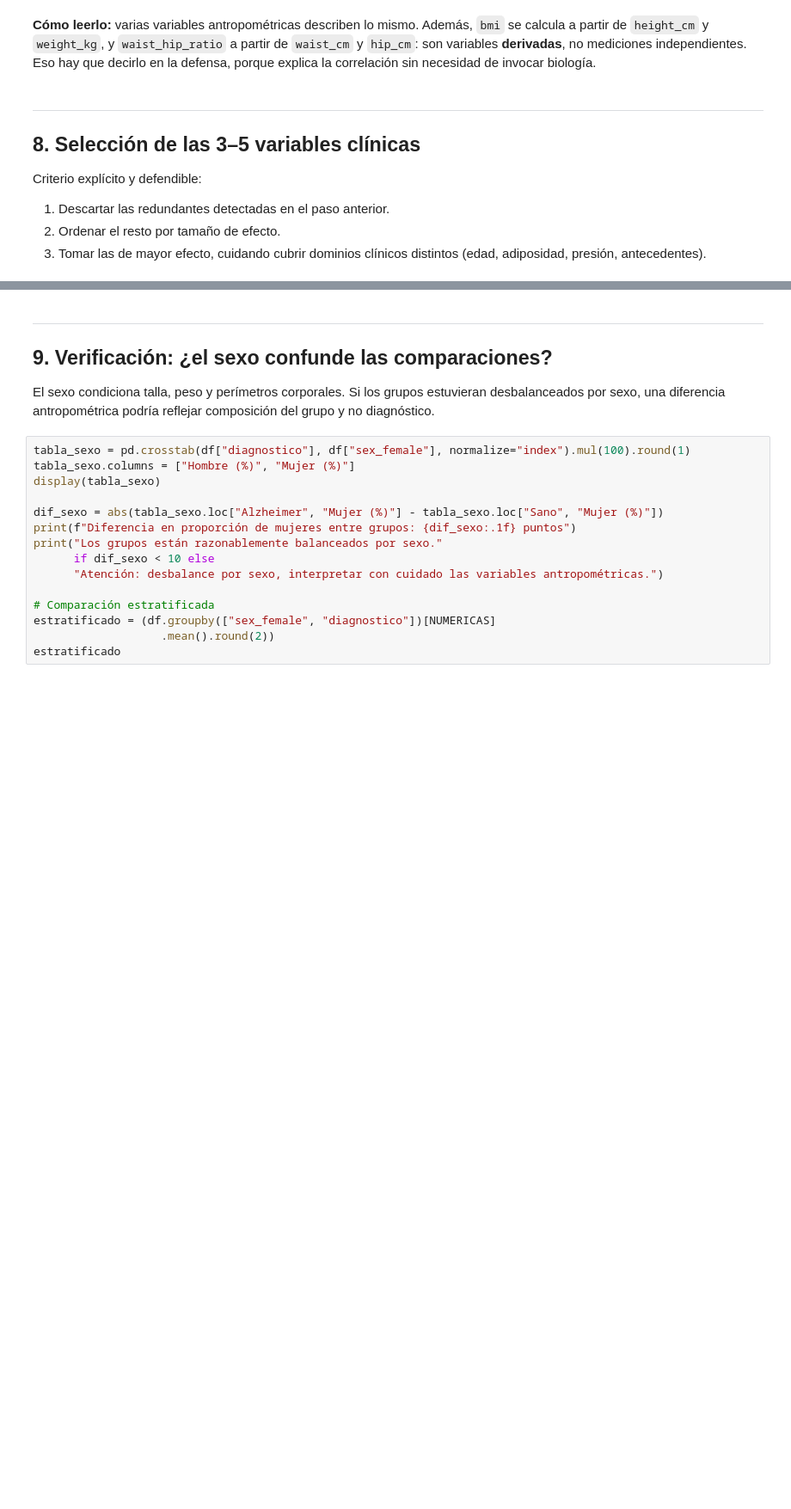
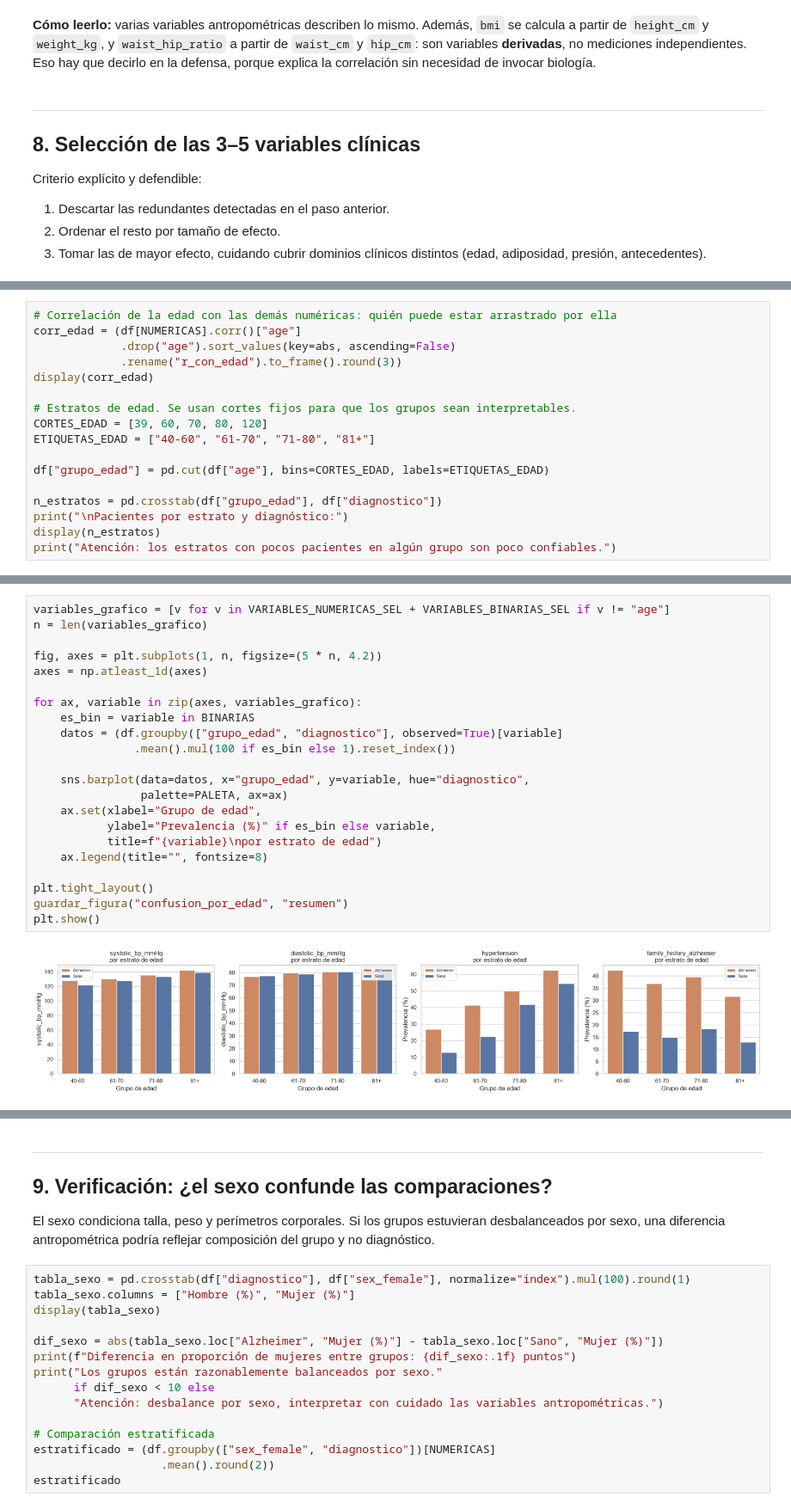
Before and after one commit to HisokaMorow1/intr_2026_trabajo_final, a Jupyter notebook: notebooks/01_clinical_eda.ipynb, the cells around one changed output, grey strips where cells are left out. Shown at 86% size. Saved outputs shown, nothing was run; the diff lists cells and outputs as text; blank space fills up the shorter version.

```diff
--- a/notebooks/01_clinical_eda.ipynb
+++ b/notebooks/01_clinical_eda.ipynb
@@ -436,0 +650,17 @@ apreciables entre grupos, lo que también es un resultado: acota dónde buscar s
+# %%
+# Correlación de la edad con las demás numéricas: quién puede estar arrastrado por ella
+corr_edad = (df[NUMERICAS].corr()["age"]
+             .drop("age").sort_values(key=abs, ascending=False)
+             .rename("r_con_edad").to_frame().round(3))
+display(corr_edad)
+
+# Estratos de edad. Se usan cortes fijos para que los grupos sean interpretables.
+CORTES_EDAD = [39, 60, 70, 80, 120]
+ETIQUETAS_EDAD = ["40-60", "61-70", "71-80", "81+"]
+
+df["grupo_edad"] = pd.cut(df["age"], bins=CORTES_EDAD, labels=ETIQUETAS_EDAD)
+
+n_estratos = pd.crosstab(df["grupo_edad"], df["diagnostico"])
+print("\nPacientes por estrato y diagnóstico:")
+display(n_estratos)
+print("Atención: los estratos con pocos pacientes en algún grupo son poco confiables.")
@@ -436,0 +809,24 @@ apreciables entre grupos, lo que también es un resultado: acota dónde buscar s
+# %%
+variables_grafico = [v for v in VARIABLES_NUMERICAS_SEL + VARIABLES_BINARIAS_SEL if v != "age"]
+n = len(variables_grafico)
+
+fig, axes = plt.subplots(1, n, figsize=(5 * n, 4.2))
+axes = np.atleast_1d(axes)
+
+for ax, variable in zip(axes, variables_grafico):
+    es_bin = variable in BINARIAS
+    datos = (df.groupby(["grupo_edad", "diagnostico"], observed=True)[variable]
+               .mean().mul(100 if es_bin else 1).reset_index())
+
+    sns.barplot(data=datos, x="grupo_edad", y=variable, hue="diagnostico",
+                palette=PALETA, ax=ax)
+    ax.set(xlabel="Grupo de edad",
+           ylabel="Prevalencia (%)" if es_bin else variable,
+           title=f"{variable}\npor estrato de edad")
+    ax.legend(title="", fontsize=8)
+
+plt.tight_layout()
+guardar_figura("confusion_por_edad", "resumen")
+plt.show()
+# %% [output]
+[figure, added]
```
Also changed, not shown: parts of 39 cells of this notebook.
